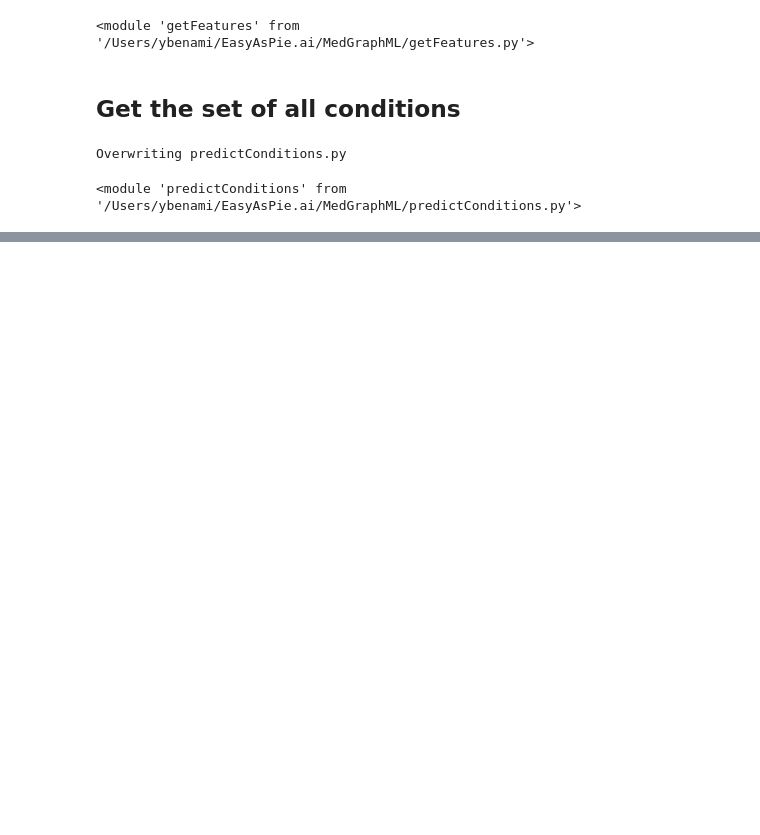
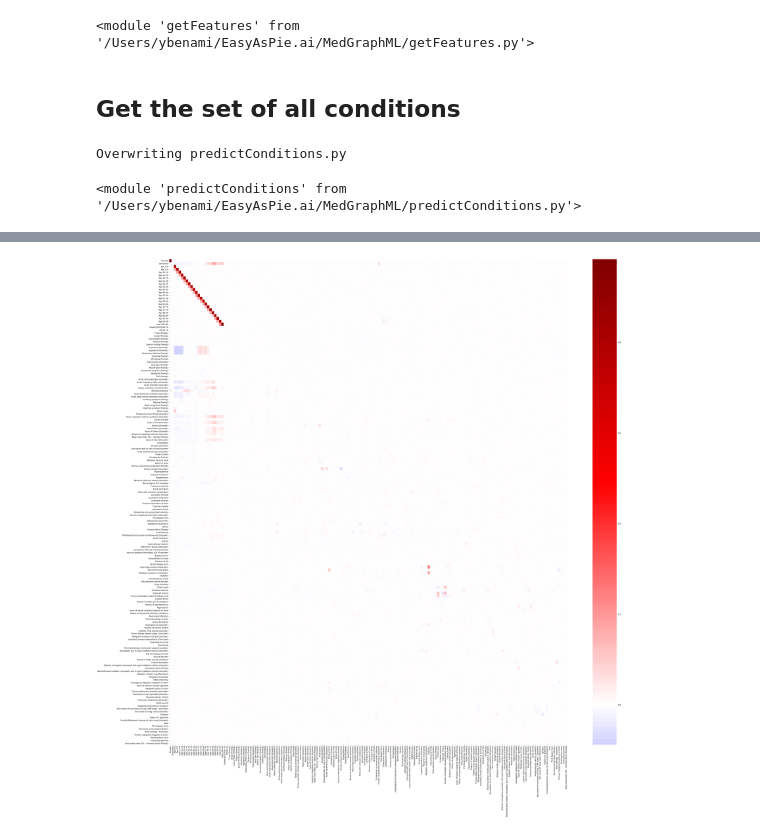
Before and after one commit to futuristacademy/MedGraphML, a Jupyter notebook: predict_conditions.ipynb, the cells around one changed output, grey strips where cells are left out. Cells and saved outputs as stored; diff of their text form; code cells hidden in the pictures; blank space fills up the shorter version.

```diff
--- a/predict_conditions.ipynb
+++ b/predict_conditions.ipynb
@@ -449,0 +694,25 @@ Evaluate on test set:
+# %%
+    print('\nTrain linear model (Lasso)\n')
+
+    inputs = keras.layers.Input(shape=x_train_df.shape[1])
+    outputs = keras.layers.Dense(
+        units=y_train_df.shape[1],
+        kernel_regularizer=keras.regularizers.l1(l=0.0002),
+    )(inputs)
+    model = keras.Model(inputs=inputs, outputs=outputs)
+
+    model.compile(loss=wmse, optimizer=keras.optimizers.Adam())
+
+    history = model.fit(
+        x=x_train_df,
+        y=y_train_df,
+        batch_size=128,
+        epochs=1000,
+        validation_data=(x_validate_df, y_validate_df),
+        callbacks=[
+            keras.callbacks.EarlyStopping(patience=10, restore_best_weights=True),
+        ]
+    )
+
+    print('\nEvaluate on test set:\n')
+    print(model.evaluate(x=x_test_df, y=y_test_df))
@@ -449,0 +737,13 @@ Evaluate on test set:
+# %%
+    f, ax = plt.subplots(figsize=(50, 50))
+    ax = sns.heatmap(
+        model.layers[1].get_weights()[0].transpose(),
+        xticklabels=x_train_df.columns,
+        yticklabels=x_train_df.columns,
+        center=0.0,
+        cmap='seismic',
+    )
+
+    plt.savefig('linear_coefs.png')
+# %% [output]
+[figure, added]
```
Also changed, not shown: parts of 21 cells of this notebook, 4 other files.
